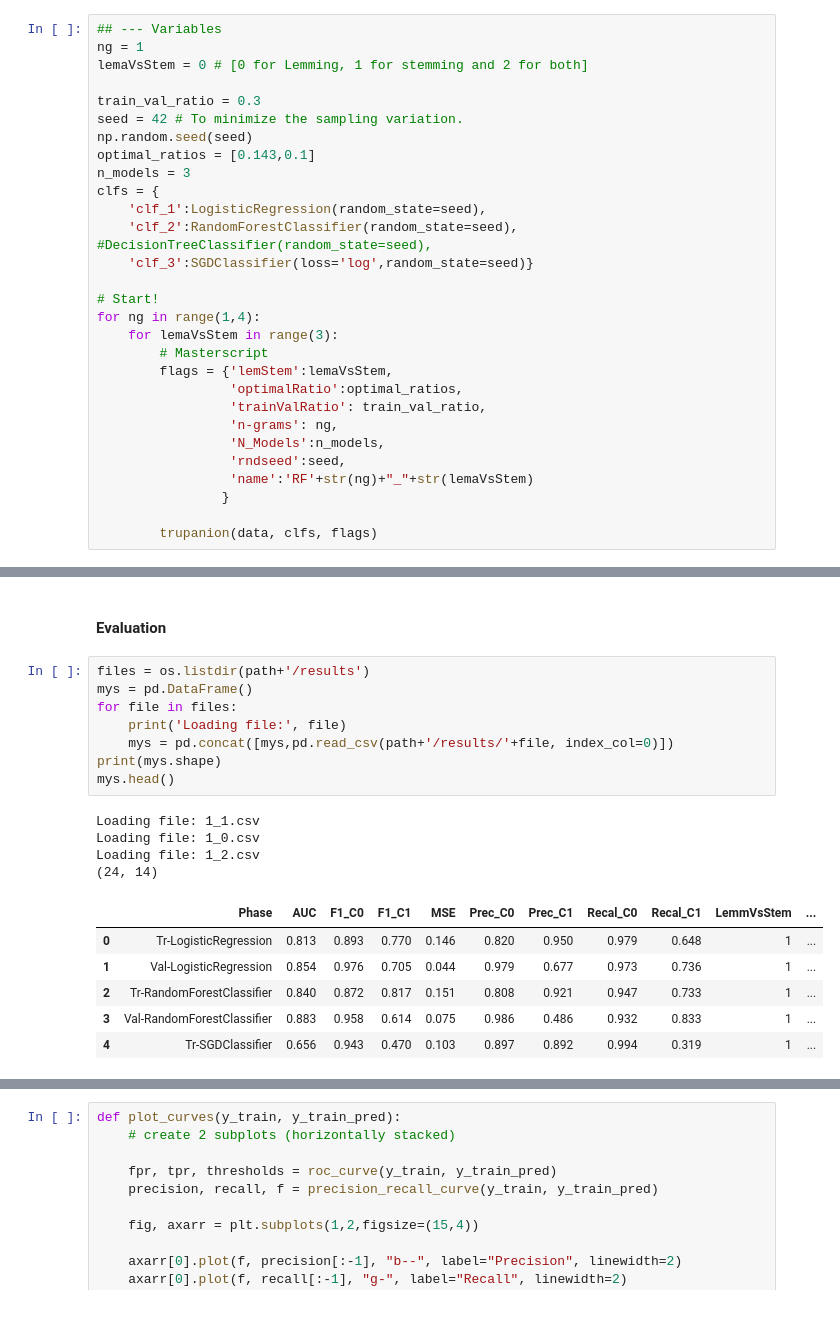
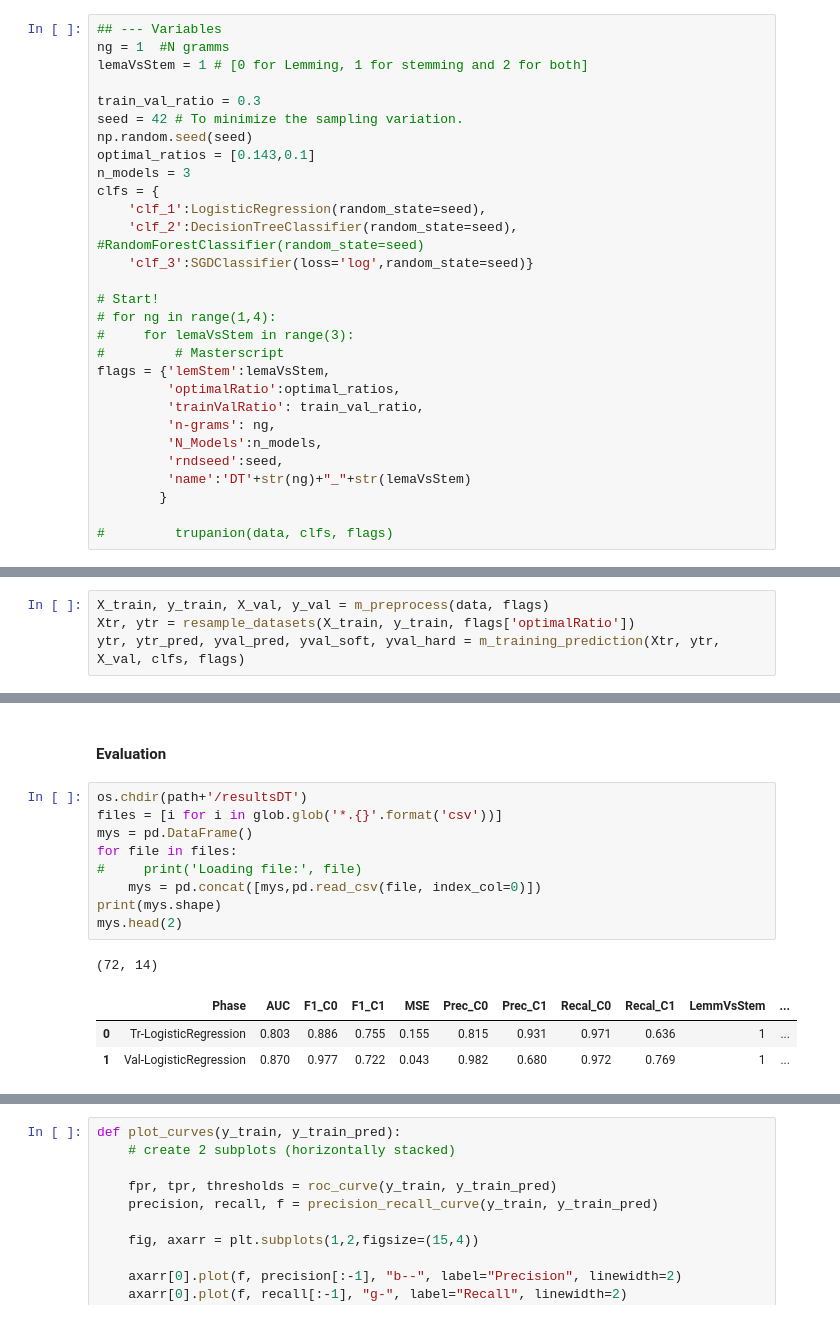
Before and after one commit to leegare/pet_insurance, a Jupyter notebook: notebook.ipynb, the cells around one changed output, grey strips where cells are left out. Drawn from its saved outputs; the diff is of its cells as text.

Commit message:
Compared DT and RF classifiers

```diff
--- a/notebook.ipynb
+++ b/notebook.ipynb
@@ -280,8 +288,8 @@ Data size (10000, 3)
 #### Init
 # %%
 ## --- Variables
-ng = 1
-lemaVsStem = 0 # [0 for Lemming, 1 for stemming and 2 for both]
+ng = 1  #N gramms
+lemaVsStem = 1 # [0 for Lemming, 1 for stemming and 2 for both]
 
 train_val_ratio = 0.3
 seed = 42 # To minimize the sampling variation.
@@ -290,20 +298,20 @@ optimal_ratios = [0.143,0.1]
 n_models = 3
 clfs = {
     'clf_1':LogisticRegression(random_state=seed),
-    'clf_2':RandomForestClassifier(random_state=seed), #DecisionTreeClassifier(random_state=seed),
+    'clf_2':DecisionTreeClassifier(random_state=seed), #RandomForestClassifier(random_state=seed)
     'clf_3':SGDClassifier(loss='log',random_state=seed)}
 
 # Start!
-for ng in range(1,4):
-    for lemaVsStem in range(3):
-        # Masterscript
-        flags = {'lemStem':lemaVsStem,
-                 'optimalRatio':optimal_ratios,
-                 'trainValRatio': train_val_ratio,
-                 'n-grams': ng,
-                 'N_Models':n_models,
-                 'rndseed':seed,
-                 'name':'RF'+str(ng)+"_"+str(lemaVsStem)
-                }
+# for ng in range(1,4):
+#     for lemaVsStem in range(3):
+#         # Masterscript
+flags = {'lemStem':lemaVsStem,
+         'optimalRatio':optimal_ratios,
+         'trainValRatio': train_val_ratio,
+         'n-grams': ng,
+         'N_Models':n_models,
+         'rndseed':seed,
+         'name':'DT'+str(ng)+"_"+str(lemaVsStem)
+        }
 
-        trupanion(data, clfs, flags)
+#         trupanion(data, clfs, flags)
@@ -327,0 +318,4 @@ Done in 44 seconds
+# %%
+X_train, y_train, X_val, y_val = m_preprocess(data, flags)
+Xtr, ytr = resample_datasets(X_train, y_train, flags['optimalRatio'])
+ytr, ytr_pred, yval_pred, yval_soft, yval_hard = m_training_prediction(Xtr, ytr, X_val, clfs, flags)
@@ -438,21 +452,16 @@ res
 # %% [markdown]
 #### Evaluation
 # %%
-files = os.listdir(path+'/results')
+os.chdir(path+'/resultsDT')
+files = [i for i in glob.glob('*.{}'.format('csv'))]
 mys = pd.DataFrame()
 for file in files:
-    print('Loading file:', file)
-    mys = pd.concat([mys,pd.read_csv(path+'/results/'+file, index_col=0)])
+#     print('Loading file:', file)
+    mys = pd.concat([mys,pd.read_csv(file, index_col=0)])
 print(mys.shape)
-mys.head()
+mys.head(2)
 # %% [output]
-Loading file: 1_1.csv
-Loading file: 1_0.csv
-Loading file: 1_2.csv
-(24, 14)
+(72, 14)
 |  | Phase | AUC | F1_C0 | F1_C1 | MSE | Prec_C0 | Prec_C1 | Recal_C0 | Recal_C1 | LemmVsStem | ... |
-| 0 | Tr-LogisticRegression | 0.813 | 0.893 | 0.770 | 0.146 | 0.820 | 0.950 | 0.979 | 0.648 | 1 | ... |
-| 1 | Val-LogisticRegression | 0.854 | 0.976 | 0.705 | 0.044 | 0.979 | 0.677 | 0.973 | 0.736 | 1 | ... |
-| 2 | Tr-RandomForestClassifier | 0.840 | 0.872 | 0.817 | 0.151 | 0.808 | 0.921 | 0.947 | 0.733 | 1 | ... |
-| 3 | Val-RandomForestClassifier | 0.883 | 0.958 | 0.614 | 0.075 | 0.986 | 0.486 | 0.932 | 0.833 | 1 | ... |
-| 4 | Tr-SGDClassifier | 0.656 | 0.943 | 0.470 | 0.103 | 0.897 | 0.892 | 0.994 | 0.319 | 1 | ... |
+| 0 | Tr-LogisticRegression | 0.803 | 0.886 | 0.755 | 0.155 | 0.815 | 0.931 | 0.971 | 0.636 | 1 | ... |
+| 1 | Val-LogisticRegression | 0.870 | 0.977 | 0.722 | 0.043 | 0.982 | 0.680 | 0.972 | 0.769 | 1 | ... |
```
Also changed, not shown: parts of 21 cells of this notebook, 4 other files.
